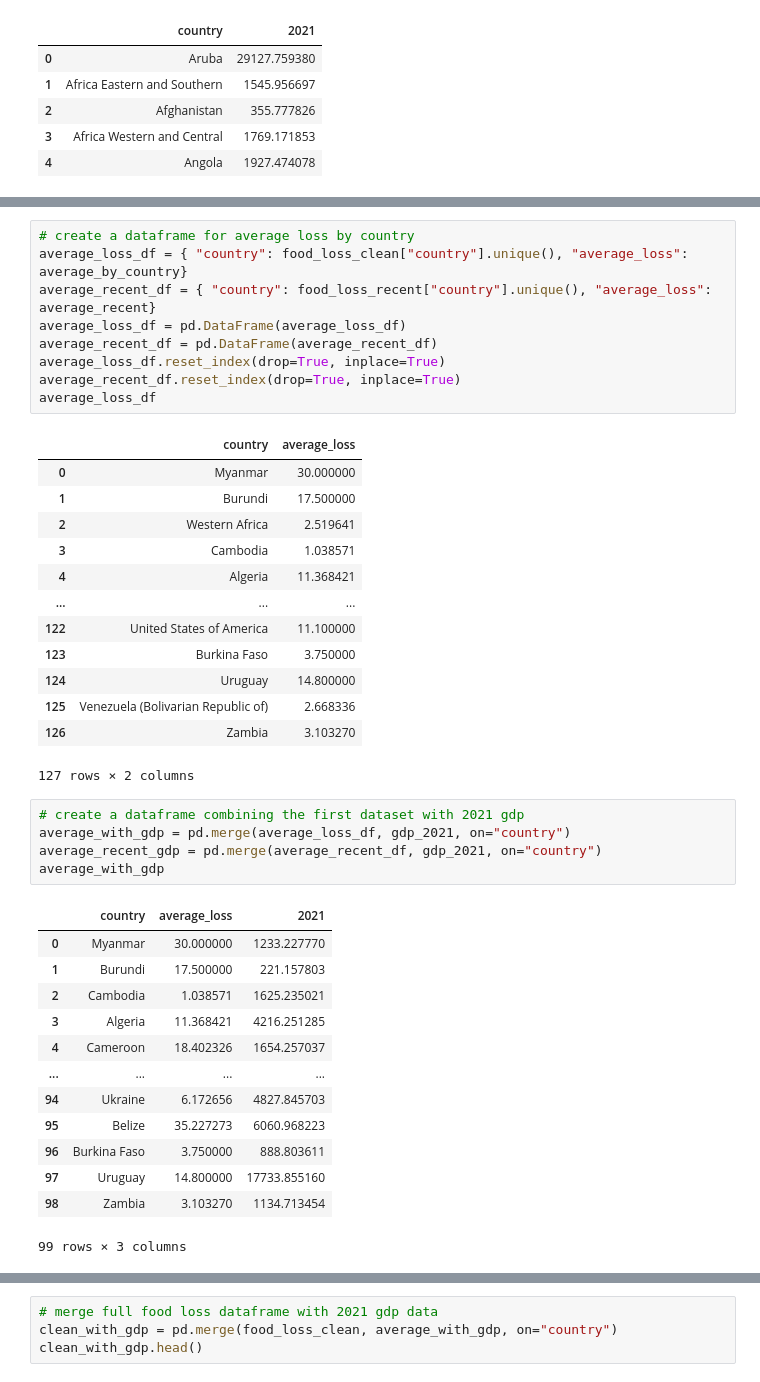
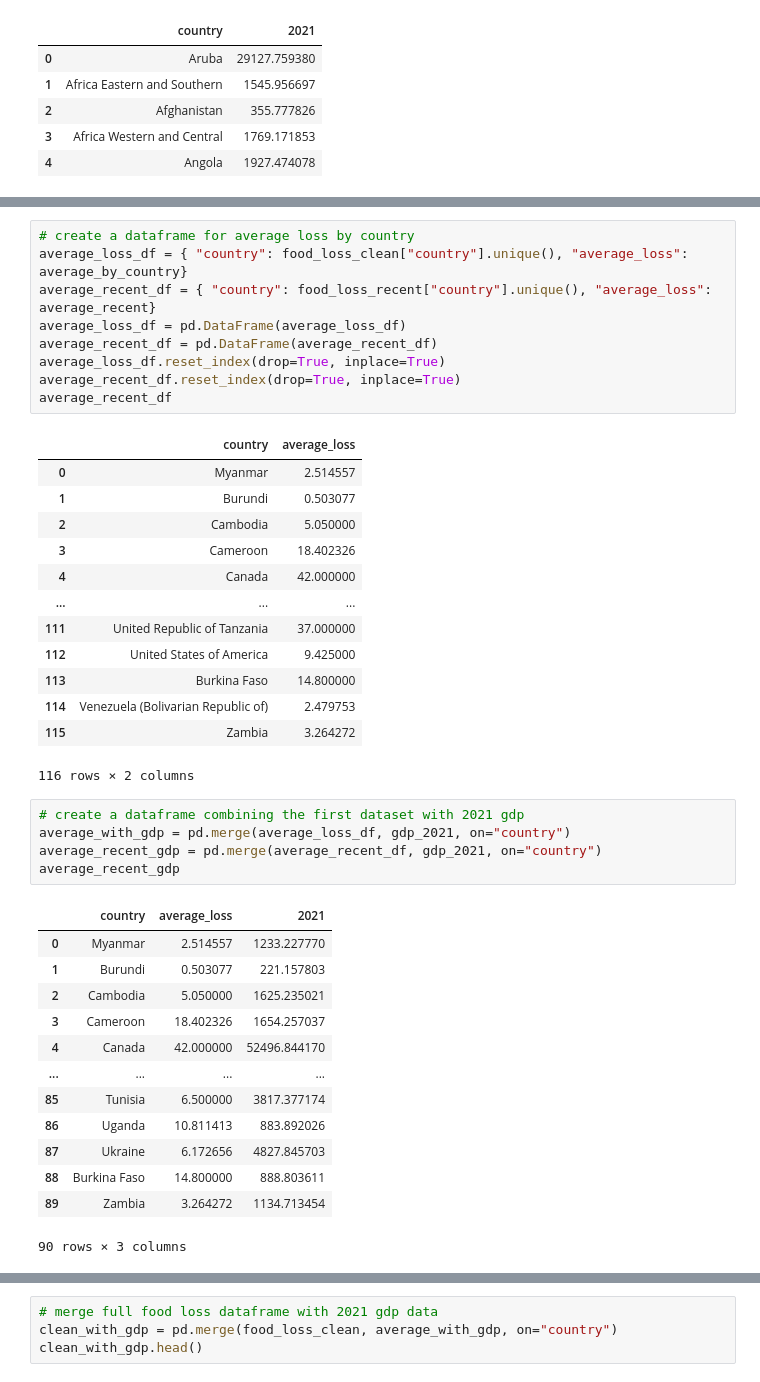
Before and after one commit to alanisrperez/food-waste-patterns, a Jupyter notebook: food-waste-tatyana.ipynb, the cells around one changed output, grey strips where cells are left out. Saved outputs shown, nothing was run; the diff lists cells and outputs as text.

```diff
--- a/food-waste-tatyana.ipynb
+++ b/food-waste-tatyana.ipynb
@@ -316,40 +316,40 @@ average_loss_df = pd.DataFrame(average_loss_df)
 average_recent_df = pd.DataFrame(average_recent_df)
 average_loss_df.reset_index(drop=True, inplace=True)
 average_recent_df.reset_index(drop=True, inplace=True)
-average_loss_df
+average_recent_df
 # %% [output]
 |  | country | average_loss |
-| 0 | Myanmar | 30.000000 |
-| 1 | Burundi | 17.500000 |
-| 2 | Western Africa | 2.519641 |
-| 3 | Cambodia | 1.038571 |
-| 4 | Algeria | 11.368421 |
+| 0 | Myanmar | 2.514557 |
+| 1 | Burundi | 0.503077 |
+| 2 | Cambodia | 5.050000 |
+| 3 | Cameroon | 18.402326 |
+| 4 | Canada | 42.000000 |
 | ... | ... | ... |
-| 122 | United States of America | 11.100000 |
-| 123 | Burkina Faso | 3.750000 |
-| 124 | Uruguay | 14.800000 |
-| 125 | Venezuela (Bolivarian Republic of) | 2.668336 |
-| 126 | Zambia | 3.103270 |
+| 111 | United Republic of Tanzania | 37.000000 |
+| 112 | United States of America | 9.425000 |
+| 113 | Burkina Faso | 14.800000 |
+| 114 | Venezuela (Bolivarian Republic of) | 2.479753 |
+| 115 | Zambia | 3.264272 |
-127 rows × 2 columns
+116 rows × 2 columns
 # %%
 # create a dataframe combining the first dataset with 2021 gdp
 average_with_gdp = pd.merge(average_loss_df, gdp_2021, on="country")
 average_recent_gdp = pd.merge(average_recent_df, gdp_2021, on="country")
-average_with_gdp
+average_recent_gdp
 # %% [output]
 |  | country | average_loss | 2021 |
-| 0 | Myanmar | 30.000000 | 1233.227770 |
-| 1 | Burundi | 17.500000 | 221.157803 |
-| 2 | Cambodia | 1.038571 | 1625.235021 |
-| 3 | Algeria | 11.368421 | 4216.251285 |
-| 4 | Cameroon | 18.402326 | 1654.257037 |
+| 0 | Myanmar | 2.514557 | 1233.227770 |
+| 1 | Burundi | 0.503077 | 221.157803 |
+| 2 | Cambodia | 5.050000 | 1625.235021 |
+| 3 | Cameroon | 18.402326 | 1654.257037 |
+| 4 | Canada | 42.000000 | 52496.844170 |
 | ... | ... | ... | ... |
-| 94 | Ukraine | 6.172656 | 4827.845703 |
-| 95 | Belize | 35.227273 | 6060.968223 |
-| 96 | Burkina Faso | 3.750000 | 888.803611 |
-| 97 | Uruguay | 14.800000 | 17733.855160 |
-| 98 | Zambia | 3.103270 | 1134.713454 |
+| 85 | Tunisia | 6.500000 | 3817.377174 |
+| 86 | Uganda | 10.811413 | 883.892026 |
+| 87 | Ukraine | 6.172656 | 4827.845703 |
+| 88 | Burkina Faso | 14.800000 | 888.803611 |
+| 89 | Zambia | 3.264272 | 1134.713454 |
-99 rows × 3 columns
+90 rows × 3 columns
 # %%
 # re-use our bins from before to designate classes
 size_bins = [0, 1000, 5000, 15000, 50000, 150000]
```
Also changed, not shown: parts of 9 cells of this notebook, 1 other file.
